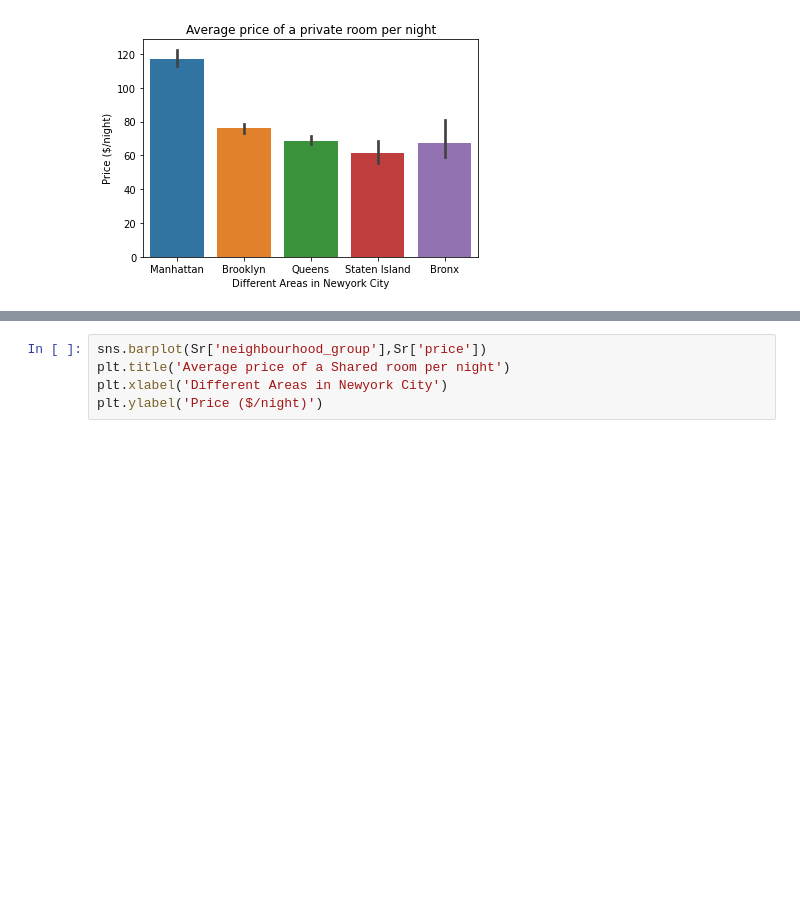
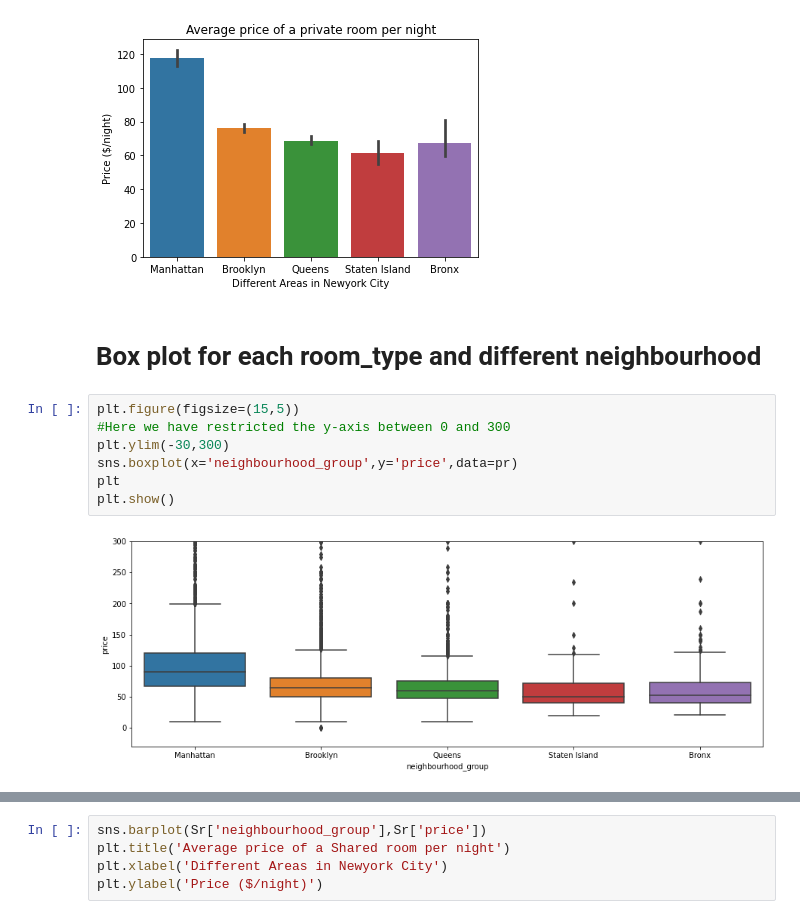
Before and after one commit to Vyaghri-Sista/RentalProperty-prediction, a Jupyter notebook: FirstQuestion.ipynb, the cells around one changed output, grey strips where cells are left out. Drawn from its saved outputs; the diff is of its cells as text; blank space fills up the shorter version.

```diff
--- a/FirstQuestion.ipynb
+++ b/FirstQuestion.ipynb
@@ -90,3 +106,14 @@ plt.ylabel('Price ($/night)')
 # %% [output]
 Text(0, 0.5, 'Price ($/night)')
 [figure]
+# %% [markdown]
+# Box plot for each room_type and different neighbourhood
+# %%
+plt.figure(figsize=(15,5))
+#Here we have restricted the y-axis between 0 and 300
+plt.ylim(-30,300)
+sns.boxplot(x='neighbourhood_group',y='price',data=pr)
+plt
+plt.show()
+# %% [output]
+[figure, added]
```
Also changed, not shown: parts of 26 cells of this notebook, 4 other files.
